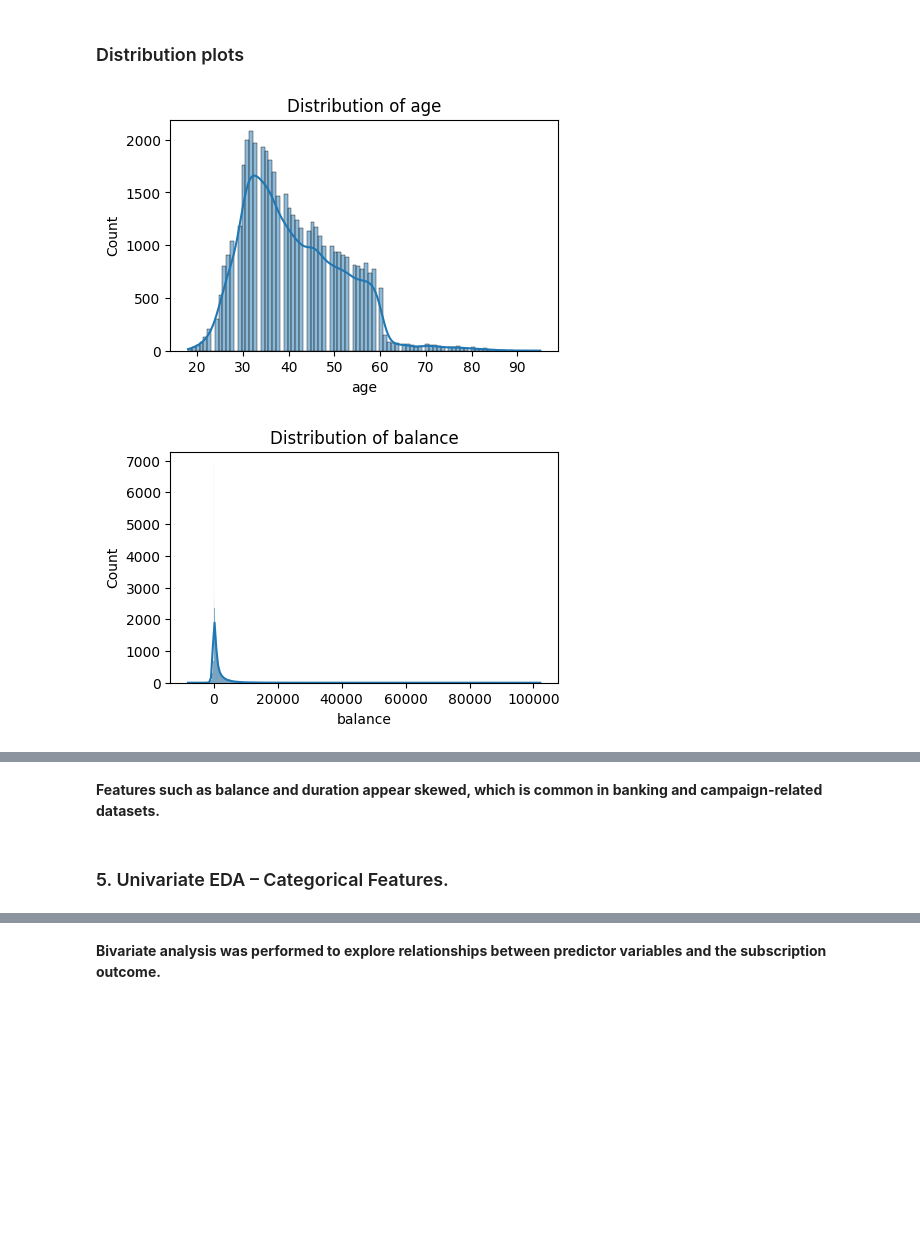
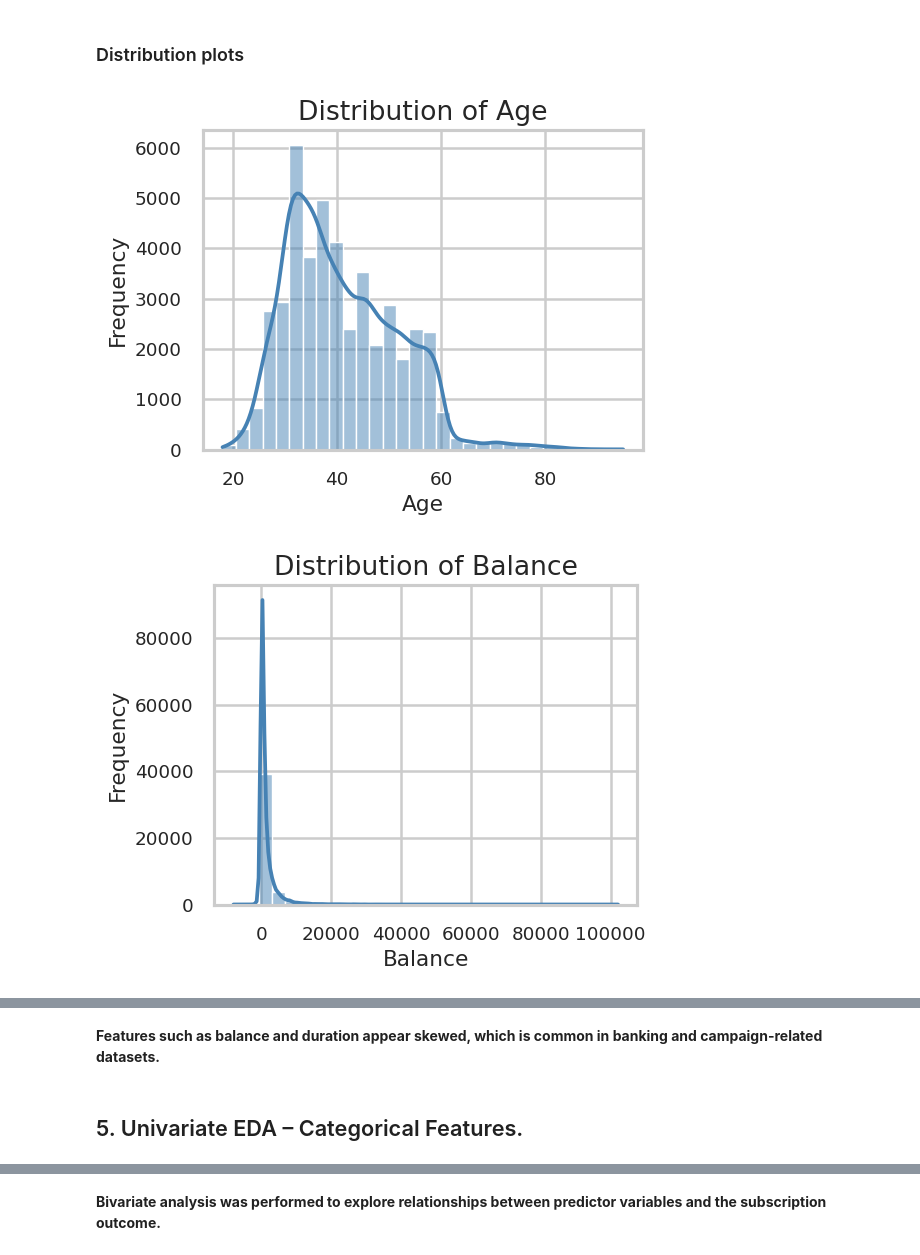
Before and after one commit to JISOOUNNIE1234/MSc_Data_Science_Project, a Jupyter notebook: DS_Project_Srujan.ipynb, the cells around one changed output, grey strips where cells are left out. Drawn from its saved outputs; the diff is of its cells as text; code cells hidden in the pictures; blank space fills up the shorter version.

```diff
--- a/DS_Project_Srujan.ipynb
+++ b/DS_Project_Srujan.ipynb
@@ -88 +115,14 @@ num_cols, cat_cols
+# %%
+import matplotlib.pyplot as plt
+import seaborn as sns
+
+sns.set_theme(style="whitegrid", palette="Set2", context="talk")
+
+plt.rcParams["figure.figsize"] = (10, 6)
+plt.rcParams["axes.titlesize"] = 16
+plt.rcParams["axes.labelsize"] = 13
+plt.rcParams["xtick.labelsize"] = 11
+plt.rcParams["ytick.labelsize"] = 11
+plt.rcParams["legend.fontsize"] = 11
+plt.rcParams["figure.dpi"] = 120
 # %% [markdown]
@@ -121,10 +174,13 @@ df[num_cols].describe()
 ### Distribution plots
 # %%
 for col in num_cols:
-    plt.figure(figsize=(5,3))
-    sns.histplot(df[col], kde=True)
-    plt.title(f'Distribution of {col}')
+    plt.figure(figsize=(5,4))
+    sns.histplot(df[col], kde=True, bins=30, color='steelblue')
+    plt.title(f"Distribution of {col.capitalize()}")
+    plt.xlabel(col.capitalize())
+    plt.ylabel("Frequency")
+    plt.tight_layout()
     plt.show()
 # %% [output]
-[figure, old version]
+[figure, new version]
-[figure, old version]
+[figure, new version]
@@ -136,6 +192,6 @@ for col in num_cols:
 # %% [markdown]
 **Features such as balance and duration appear skewed, which is common in banking and campaign-related datasets.**
 # %% [markdown]
-### 5. Univariate EDA – Categorical Features.
+## 5. Univariate EDA – Categorical Features.
 # %%
 for col in cat_cols:
```
Also changed, not shown: parts of 37 cells of this notebook.
